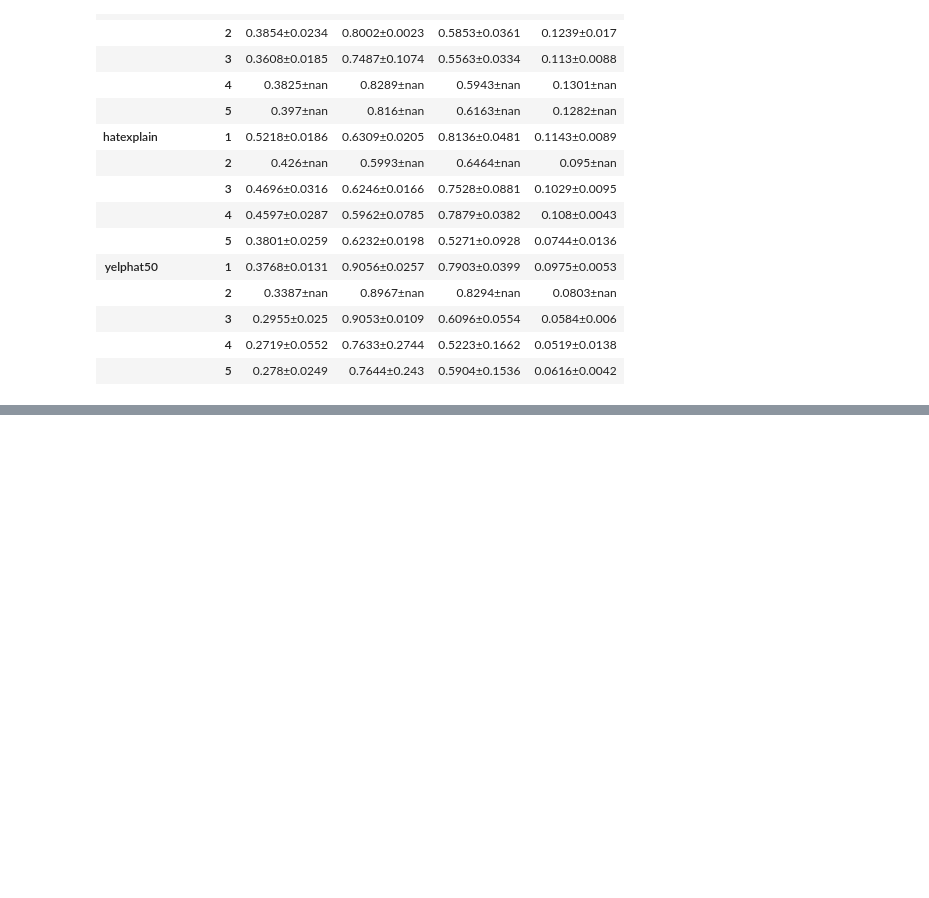
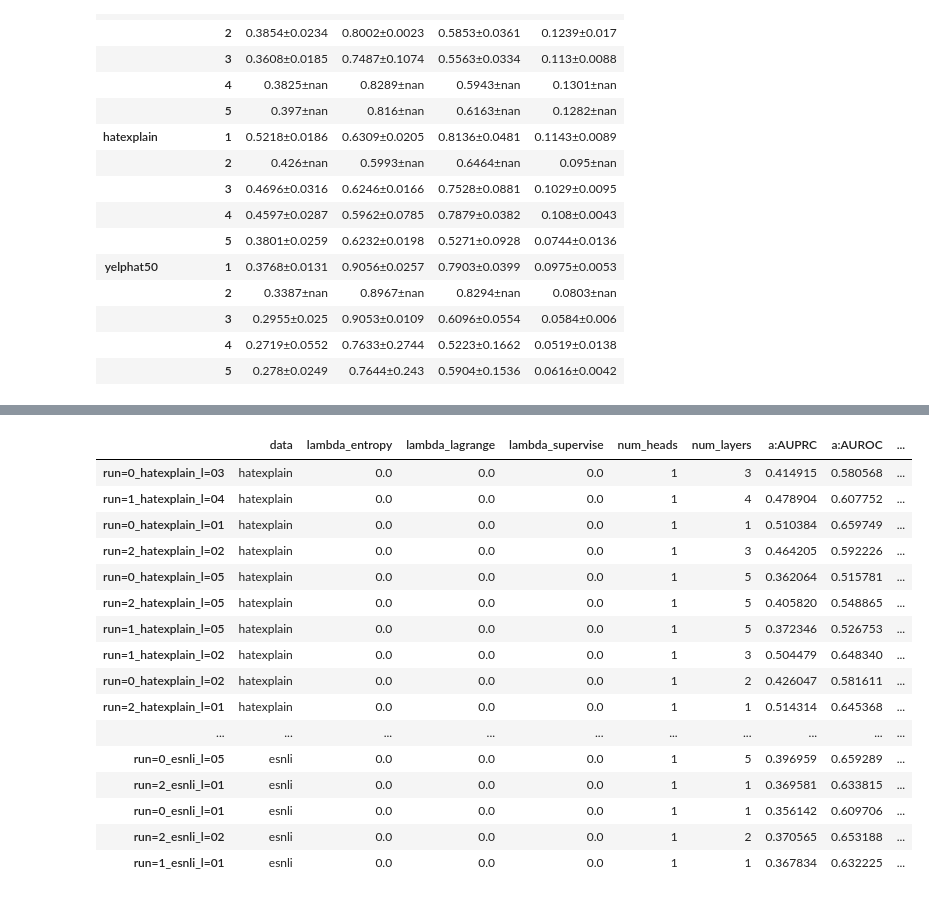
Before and after one commit to Kihansi95/ExplanationPairSentencesTasks, a Jupyter notebook: notebooks/2022-11-03 Contextualization impact on plausibility.ipynb, the cells around one changed output, grey strips where cells are left out. Drawn from its saved outputs; the diff is of its cells as text; code cells hidden in the pictures; blank space fills up the shorter version.

```diff
--- a/notebooks/2022-11-03 Contextualization impact on plausibility.ipynb
+++ b/notebooks/2022-11-03 Contextualization impact on plausibility.ipynb
@@ -389,0 +399,20 @@ plot_criteria(df, 'a:Recall', path.join(tmp_path, 'summary_recall.png'), models,
+# %%
+df
+# %% [output]
+|  | data | lambda_entropy | lambda_lagrange | lambda_supervise | num_heads | num_layers | a:AUPRC | a:AUROC | ... |
+| run=0_hatexplain_l=03 | hatexplain | 0.0 | 0.0 | 0.0 | 1 | 3 | 0.414915 | 0.580568 | ... |
+| run=1_hatexplain_l=04 | hatexplain | 0.0 | 0.0 | 0.0 | 1 | 4 | 0.478904 | 0.607752 | ... |
+| run=0_hatexplain_l=01 | hatexplain | 0.0 | 0.0 | 0.0 | 1 | 1 | 0.510384 | 0.659749 | ... |
+| run=2_hatexplain_l=02 | hatexplain | 0.0 | 0.0 | 0.0 | 1 | 3 | 0.464205 | 0.592226 | ... |
+| run=0_hatexplain_l=05 | hatexplain | 0.0 | 0.0 | 0.0 | 1 | 5 | 0.362064 | 0.515781 | ... |
+| run=2_hatexplain_l=05 | hatexplain | 0.0 | 0.0 | 0.0 | 1 | 5 | 0.405820 | 0.548865 | ... |
+| run=1_hatexplain_l=05 | hatexplain | 0.0 | 0.0 | 0.0 | 1 | 5 | 0.372346 | 0.526753 | ... |
+| run=1_hatexplain_l=02 | hatexplain | 0.0 | 0.0 | 0.0 | 1 | 3 | 0.504479 | 0.648340 | ... |
+| run=0_hatexplain_l=02 | hatexplain | 0.0 | 0.0 | 0.0 | 1 | 2 | 0.426047 | 0.581611 | ... |
+| run=2_hatexplain_l=01 | hatexplain | 0.0 | 0.0 | 0.0 | 1 | 1 | 0.514314 | 0.645368 | ... |
+| ... | ... | ... | ... | ... | ... | ... | ... | ... | ... |
+| run=0_esnli_l=05 | esnli | 0.0 | 0.0 | 0.0 | 1 | 5 | 0.396959 | 0.659289 | ... |
+| run=2_esnli_l=01 | esnli | 0.0 | 0.0 | 0.0 | 1 | 1 | 0.369581 | 0.633815 | ... |
+| run=0_esnli_l=01 | esnli | 0.0 | 0.0 | 0.0 | 1 | 1 | 0.356142 | 0.609706 | ... |
+| run=2_esnli_l=02 | esnli | 0.0 | 0.0 | 0.0 | 1 | 2 | 0.370565 | 0.653188 | ... |
+| run=1_esnli_l=01 | esnli | 0.0 | 0.0 | 0.0 | 1 | 1 | 0.367834 | 0.632225 | ... |
```
Also changed, not shown: parts of 11 cells of this notebook, 6 other files.
